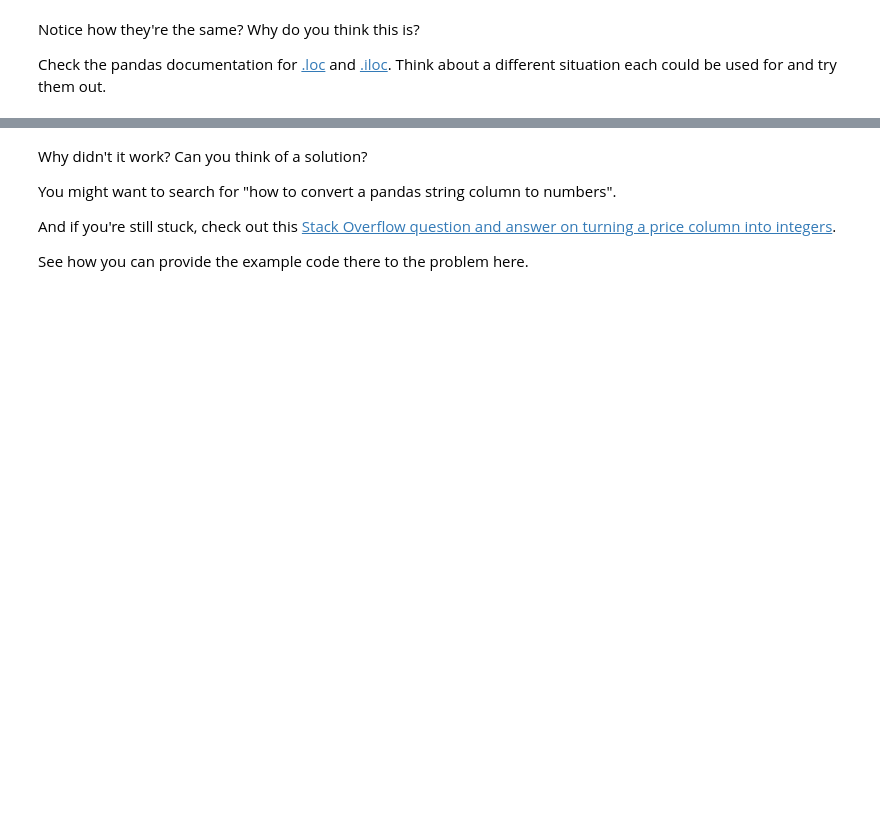
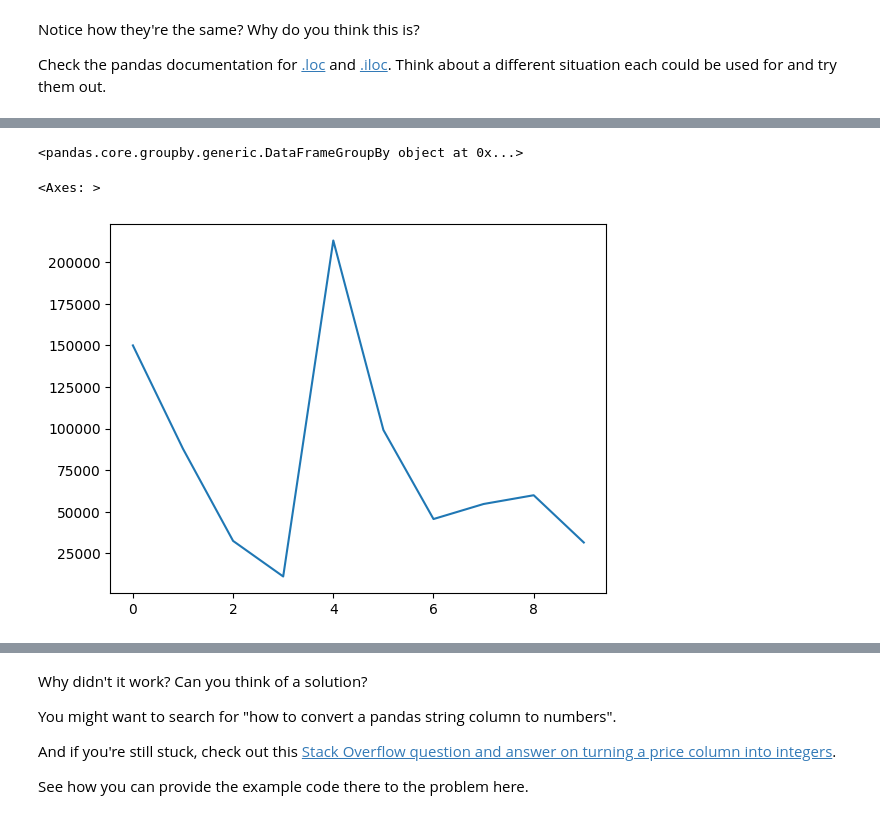
Before and after one commit to Paniceres/zero-to-mastery-ml, a Jupyter notebook: section-2-data-science-and-ml-tools/pandas-exercises.ipynb, the cells around one changed output, grey strips where cells are left out. Cells and saved outputs as stored; diff of their text form; code cells hidden in the pictures; blank space fills up the shorter version.

```diff
--- a/section-2-data-science-and-ml-tools/pandas-exercises.ipynb
+++ b/section-2-data-science-and-ml-tools/pandas-exercises.ipynb
@@ -194,7 +224,18 @@ Check the pandas documentation for [.loc](https://pandas.pydata.org/pandas-docs/
 # %%
 # Group columns of the car sales DataFrame by the Make column and find the average
+
+grouped = df_car_sales.groupby("Make")
+grouped
+# %% [output]
+<pandas.core.groupby.generic.DataFrameGroupBy object at 0x...>
 # %%
 # Import Matplotlib and create a plot of the Odometer column
 # Don't forget to use %matplotlib inline
+%matplotlib inline
+import matplotlib.pyplot as plt
+df_car_sales["Odometer (KM)"].plot()
+# %% [output]
+<Axes: >
+[figure, added]
 # %%
 # Create a histogram of the Odometer column using hist()
```
Also changed, not shown: parts of 26 cells of this notebook, 1 other file.
